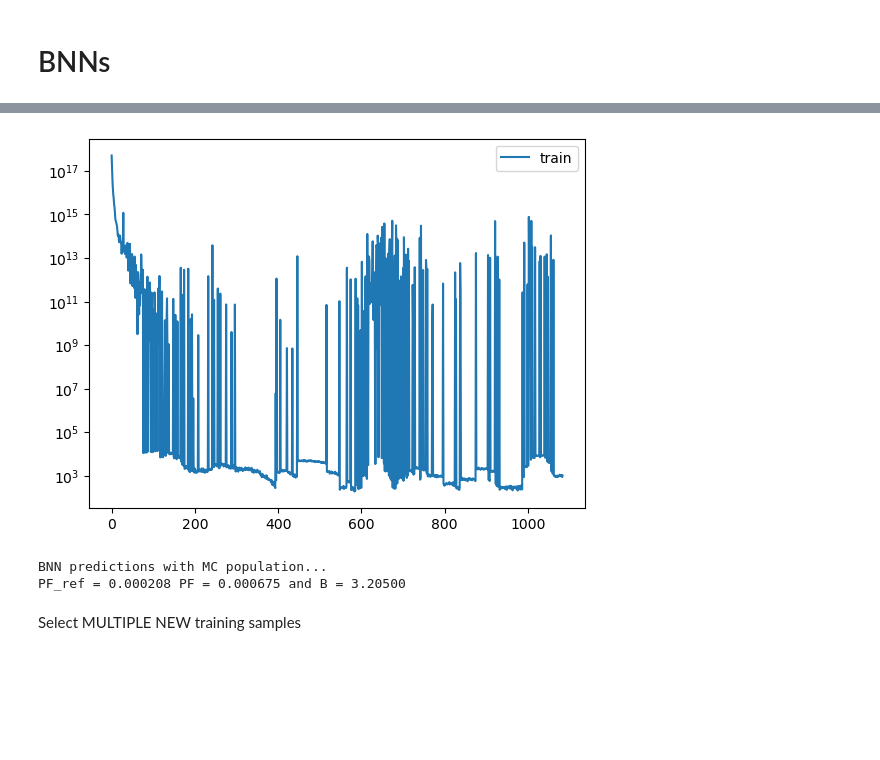
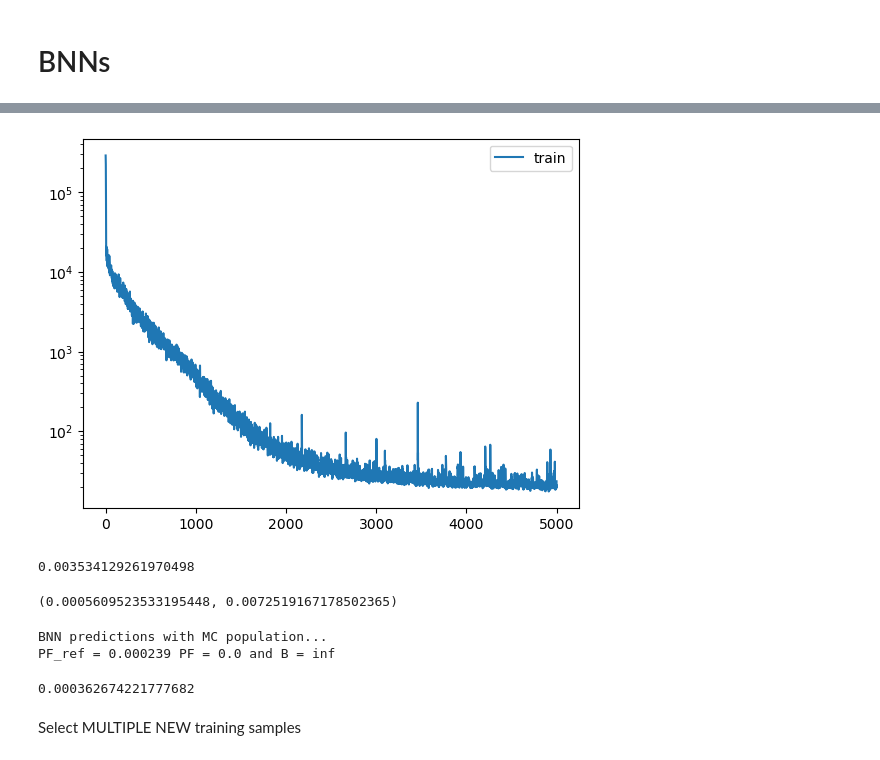
Before and after one commit to Jonalex7/SurrogateModels, a Jupyter notebook: BNNs/BNN_electric_single.ipynb, the cells around one changed output, grey strips where cells are left out. Cells and saved outputs as stored; diff of their text form; code cells hidden in the pictures; blank space fills up the shorter version.

```diff
--- a/BNNs/BNN_electric_single.ipynb
+++ b/BNNs/BNN_electric_single.ipynb
@@ -116,10 +116,11 @@ exp = {'x1': [x1_mean, x1_std, 'lognormal'],
  'x10': [x10_min, x10_max, 'uniform'],
  'x11': [x11_min, x11_max, 'uniform']}
 # %%
-passive_samples = 1000
+passive_samples = 100
 
 #PASSIVE TRAINING---------------------------------------------------
 X = np.zeros((passive_samples, dim))
+X_norm = np.zeros((passive_samples, dim))
 
 exp_norm = {}
 for var_name in range(dim):
@@ -129,6 +130,8 @@ Xdoe = build.space_filling_lhs(exp_norm , num_samples = passive_samples)
 
 for margin in range (0, dim):
     var = 'x' + str (margin + 1)
+
+    X_norm[:, margin] = Xdoe[var]
 
     if exp[var][2] == 'normal':
         loc_ = exp[var][0]
@@ -147,5 +150,7 @@ for margin in range (0, dim):
         X[:, margin] = lognorm.ppf(Xdoe[var], s=gaussian_param[1], scale=xlog_mean)
 
 Y = function(X)
+y_max = np.max(y_test)
+Y_norm = Y/y_max
 # %%
 output = 1
@@ -175,7 +179,7 @@ train_env = {"batch_size": batch_size,
             "verbose": 1,
             "valid_split":0.0}
 print('Training BNN With', len(X), 'samples' )
-history = mybnn.train_bnn(X, Y, train_env)
+history = mybnn.train_bnn(X_norm, Y_norm, train_env)
 
 train_loss = history.history['loss']
 # val_loss = history.history['val_loss']
@@ -207,4 +211,13 @@ Minimum loss:  192.8162384033203
-[figure, old version]
+[figure, new version]
+# %%
+Mean_muY_train, Stdv_muY_train, Mean_sigmaY_train, Stdv_sigmaY_train = mybnn.modeluq_bnn(X_norm, nsim = 100)
+np.max(Mean_muY_train.reshape(-1) - Y/y_max)
+# %% [output]
+0.003534129261970498
+# %%
+np.min(Stdv_muY_train), np.max(Stdv_muY_train)
+# %% [output]
+(0.0005609523533195448, 0.0072519167178502365)
 # %%
 n_mcs = int(1e6)
 bnn_simulations = 100
@@ -235,17 +248,21 @@ for margin in range (0, dim):
 
 #-------------------------------------------model predictions over MC population
 print('BNN predictions with MC population...')
-Mean_muY_MC, Stdv_muY_MC, Mean_sigmaY_MC, Stdv_sigmaY_MC = mybnn.modeluq_bnn(Xtest, nsim = bnn_simulations)
+Mean_muY_MC, Stdv_muY_MC, Mean_sigmaY_MC, Stdv_sigmaY_MC = mybnn.modeluq_bnn(MCinputs_norm, nsim = bnn_simulations)
 y_mcs = function(Xtest)
 
-PF = np.sum(Mean_muY_MC < 0) / n_mcs
+PF = np.sum(Mean_muY_MC*y_max < 0) / n_mcs
 B = - norm.ppf( PF )
 PF_ref = np.sum(y_mcs < 0) / n_mcs
 
 print('PF_ref =', PF_ref,'PF =', PF, 'and B =',"%.5f" % round(B, 3))
 # %% [output]
 BNN predictions with MC population...
-PF_ref = 0.000208 PF = 0.000675 and B = 3.20500
+PF_ref = 0.000239 PF = 0.0 and B = inf
+# %%
+np.min(Stdv_muY_MC)
+# %% [output]
+0.000362674221777682
 # %% [markdown]
 Select MULTIPLE NEW training samples
 # %%
```
Also changed, not shown: parts of 4 cells of this notebook, 1 other file.
